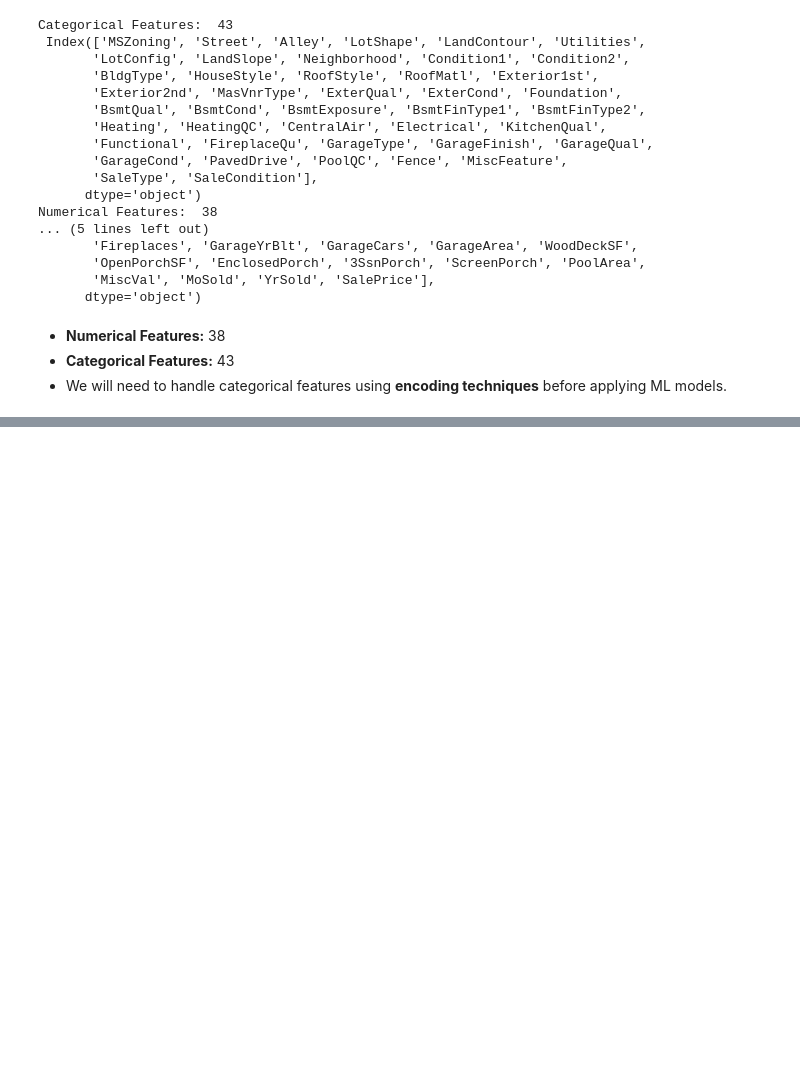
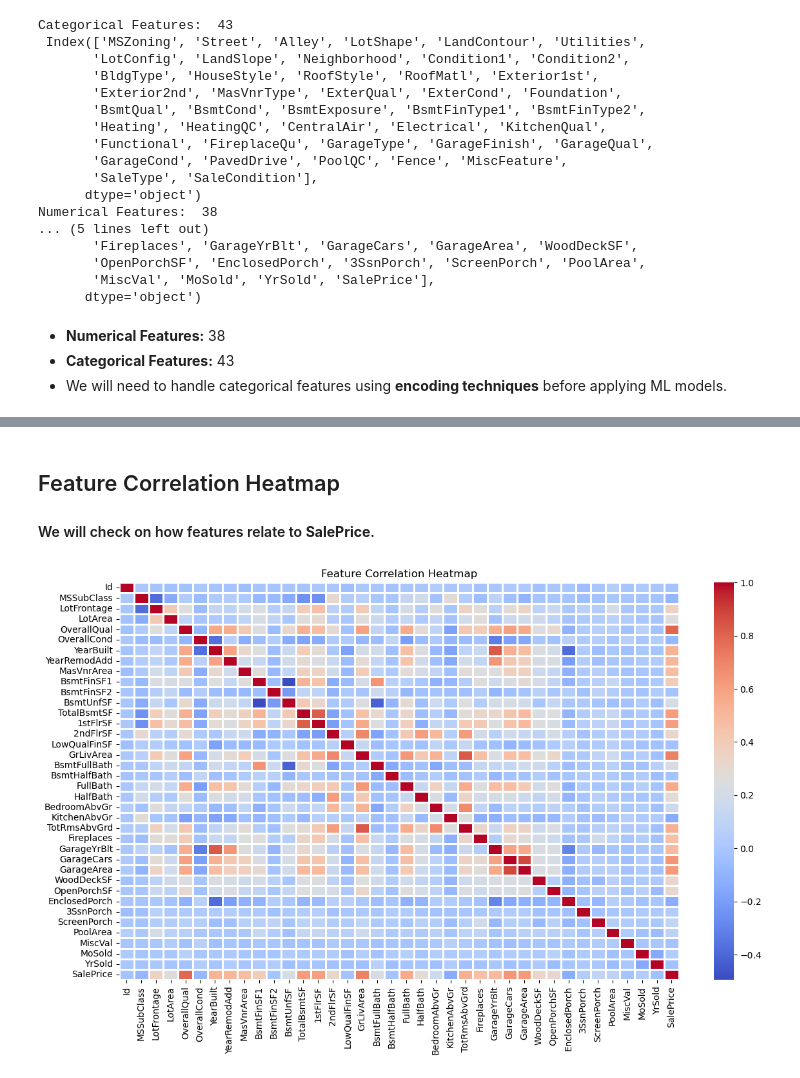
Before and after one commit to MuditNautiyal-21/machine-learning-projects, a Jupyter notebook: house-price-prediction/house_price_prediction.ipynb, the cells around one changed output, grey strips where cells are left out. Cells and saved outputs as stored; diff of their text form; code cells hidden in the pictures; blank space fills up the shorter version.

```diff
--- a/house-price-prediction/house_price_prediction.ipynb
+++ b/house-price-prediction/house_price_prediction.ipynb
@@ -178,0 +233,15 @@ Numerical Features:  38
+# %% [markdown]
+## Feature Correlation Heatmap
+
+#### We will check on how features relate to **SalePrice**.
+# %%
+plt.figure(figsize=(14, 8))
+
+# Compute correlation only on numerical features
+numeric_df = train_df.select_dtypes(include=['int64', 'float64'])
+sns.heatmap(numeric_df.corr(), annot=False, cmap='coolwarm', linewidths=1)
+
+plt.title('Feature Correlation Heatmap')
+plt.show()
+# %% [output]
+[figure, added]
```
Also changed, not shown: parts of 14 cells of this notebook.
